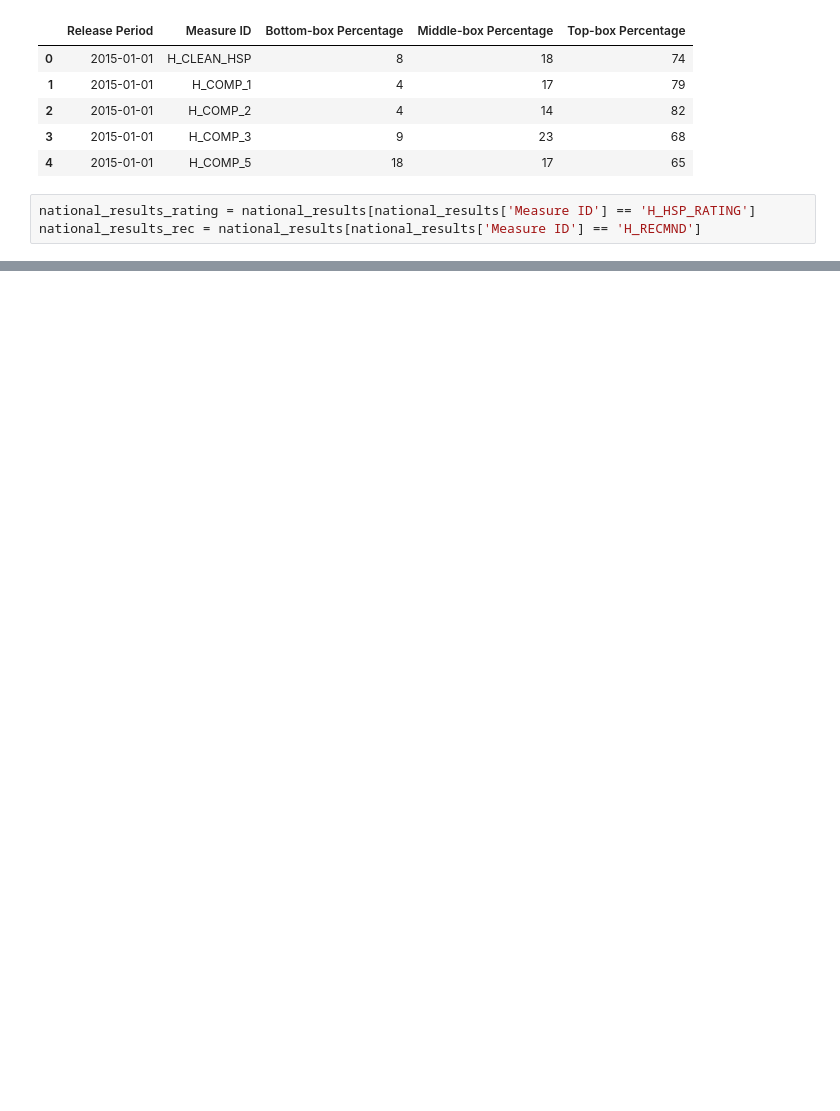
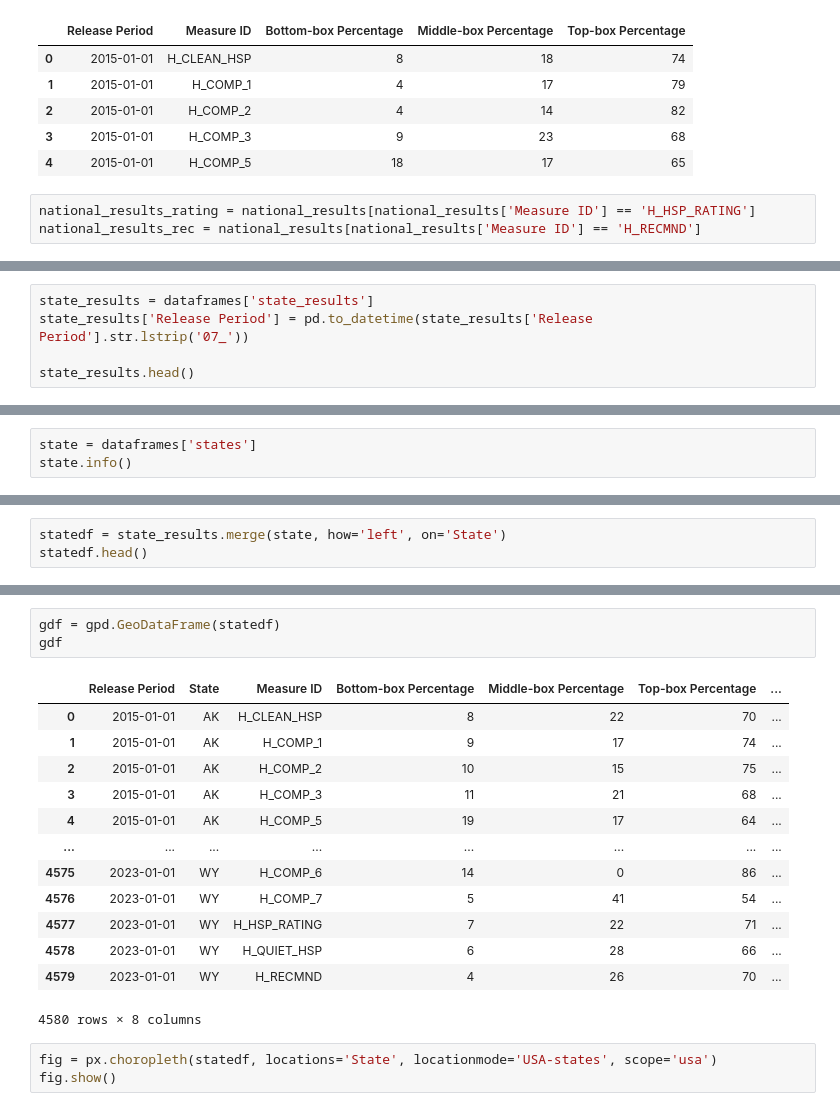
Before and after one commit to andyguo0228/maven_healthcare, a Jupyter notebook: maven_healthcare.ipynb, the cells around one changed output, grey strips where cells are left out. Drawn from its saved outputs; the diff is of its cells as text; blank space fills up the shorter version.

```diff
--- a/maven_healthcare.ipynb
+++ b/maven_healthcare.ipynb
@@ -178,0 +106,5 @@ plt.show()
+# %%
+state_results = dataframes['state_results']
+state_results['Release Period'] = pd.to_datetime(state_results['Release Period'].str.lstrip('07_'))
+
+state_results.head()
@@ -178,0 +118,3 @@ plt.show()
+# %%
+state = dataframes['states']
+state.info()
@@ -178,0 +132,3 @@ plt.show()
+# %%
+statedf = state_results.merge(state, how='left', on='State')
+statedf.head()
@@ -178,0 +200,20 @@ plt.show()
+# %%
+gdf = gpd.GeoDataFrame(statedf)
+gdf
+# %% [output]
+|  | Release Period | State | Measure ID | Bottom-box Percentage | Middle-box Percentage | Top-box Percentage | ... |
+| 0 | 2015-01-01 | AK | H_CLEAN_HSP | 8 | 22 | 70 | ... |
+| 1 | 2015-01-01 | AK | H_COMP_1 | 9 | 17 | 74 | ... |
+| 2 | 2015-01-01 | AK | H_COMP_2 | 10 | 15 | 75 | ... |
+| 3 | 2015-01-01 | AK | H_COMP_3 | 11 | 21 | 68 | ... |
+| 4 | 2015-01-01 | AK | H_COMP_5 | 19 | 17 | 64 | ... |
+| ... | ... | ... | ... | ... | ... | ... | ... |
+| 4575 | 2023-01-01 | WY | H_COMP_6 | 14 | 0 | 86 | ... |
+| 4576 | 2023-01-01 | WY | H_COMP_7 | 5 | 41 | 54 | ... |
+| 4577 | 2023-01-01 | WY | H_HSP_RATING | 7 | 22 | 71 | ... |
+| 4578 | 2023-01-01 | WY | H_QUIET_HSP | 6 | 28 | 66 | ... |
+| 4579 | 2023-01-01 | WY | H_RECMND | 4 | 26 | 70 | ... |
+4580 rows × 8 columns
+# %%
+fig = px.choropleth(statedf, locations='State', locationmode='USA-states', scope='usa')
+fig.show()
```
Also changed, not shown: parts of 24 cells of this notebook.
